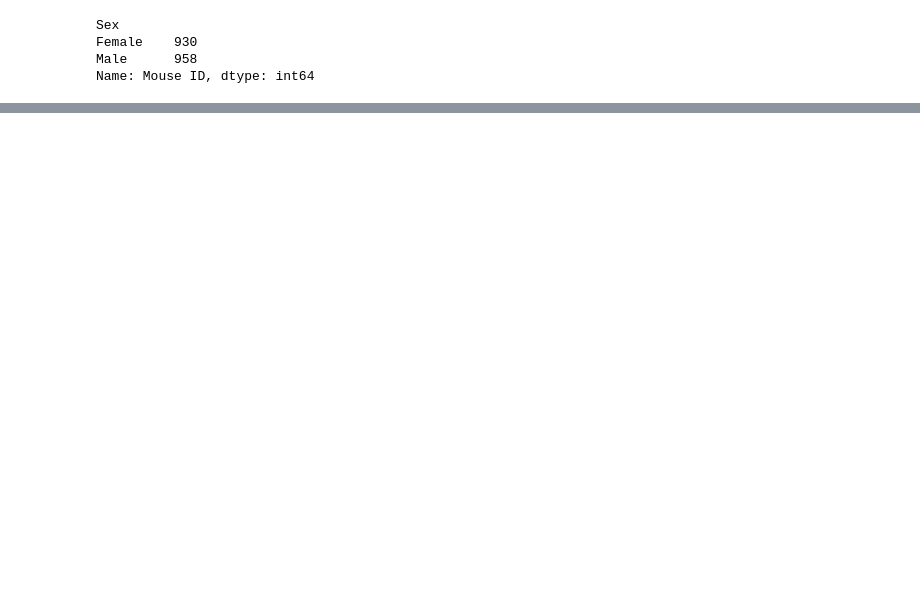
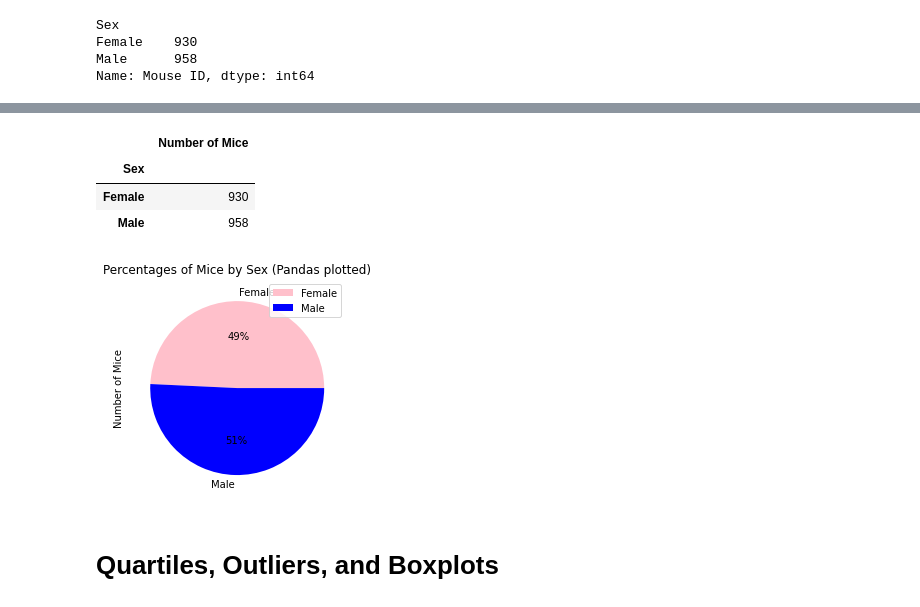
Before and after one commit to cyberkatie/visualization-challenge, a Jupyter notebook: module_5_starter_code/module_5_starter_code/Pymaceuticals/PymaceuticalsSolutions.ipynb, the cells around one changed output, grey strips where cells are left out. Cells and saved outputs as stored; diff of their text form; code cells hidden in the pictures; blank space fills up the shorter version.

```diff
--- a/module_5_starter_code/module_5_starter_code/Pymaceuticals/PymaceuticalsSolutions.ipynb
+++ b/module_5_starter_code/module_5_starter_code/Pymaceuticals/PymaceuticalsSolutions.ipynb
@@ -224,0 +223,17 @@ plt.show()
+# %%
+mice_sex = pd.DataFrame({'Sex' : pie_labels, 'Number of Mice' : sex})
+mice_sex = mice_sex.set_index('Sex')
+mice_sex
+# %% [output]
+|  | Number of Mice |
+| Sex |  |
+| Female | 930 |
+| Male | 958 |
+# %%
+mice_sex.plot(kind = 'pie', subplots = True, colors = pie_colors, autopct="%1.f%%")
+plt.title('Percentages of Mice by Sex (Pandas plotted)')
+plt.show()
+# %% [output]
+[figure, added]
+# %% [markdown]
+# Quartiles, Outliers, and Boxplots
```
Also changed, not shown: parts of 36 cells of this notebook.
